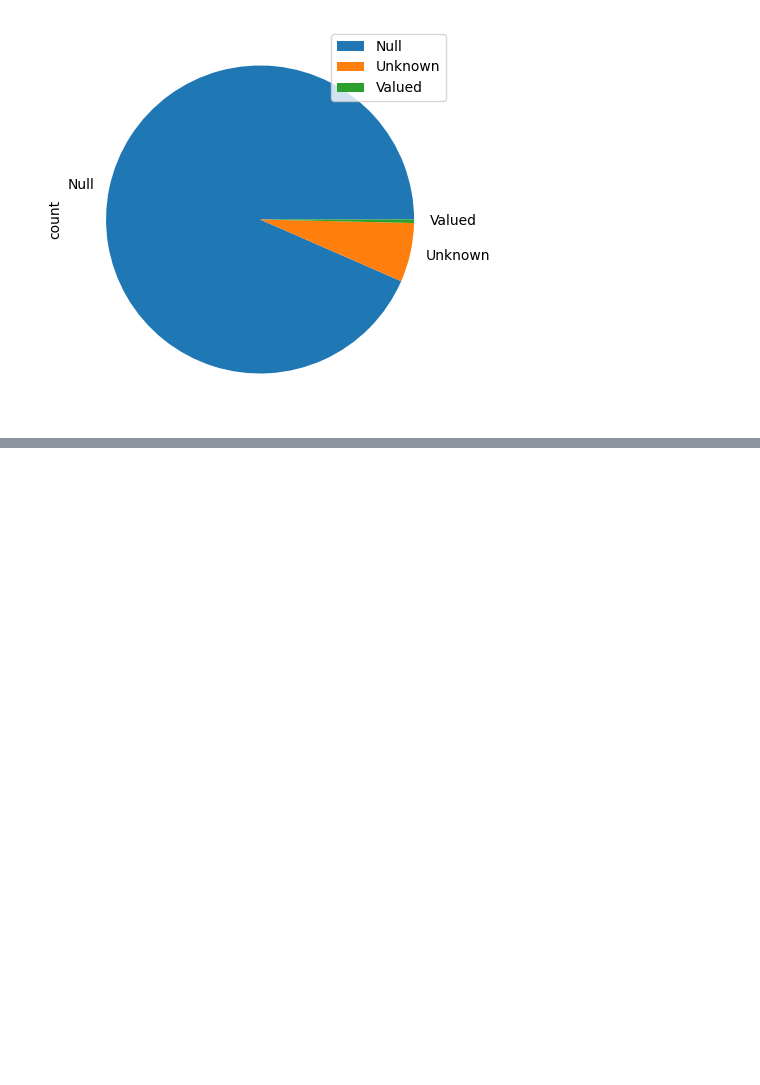
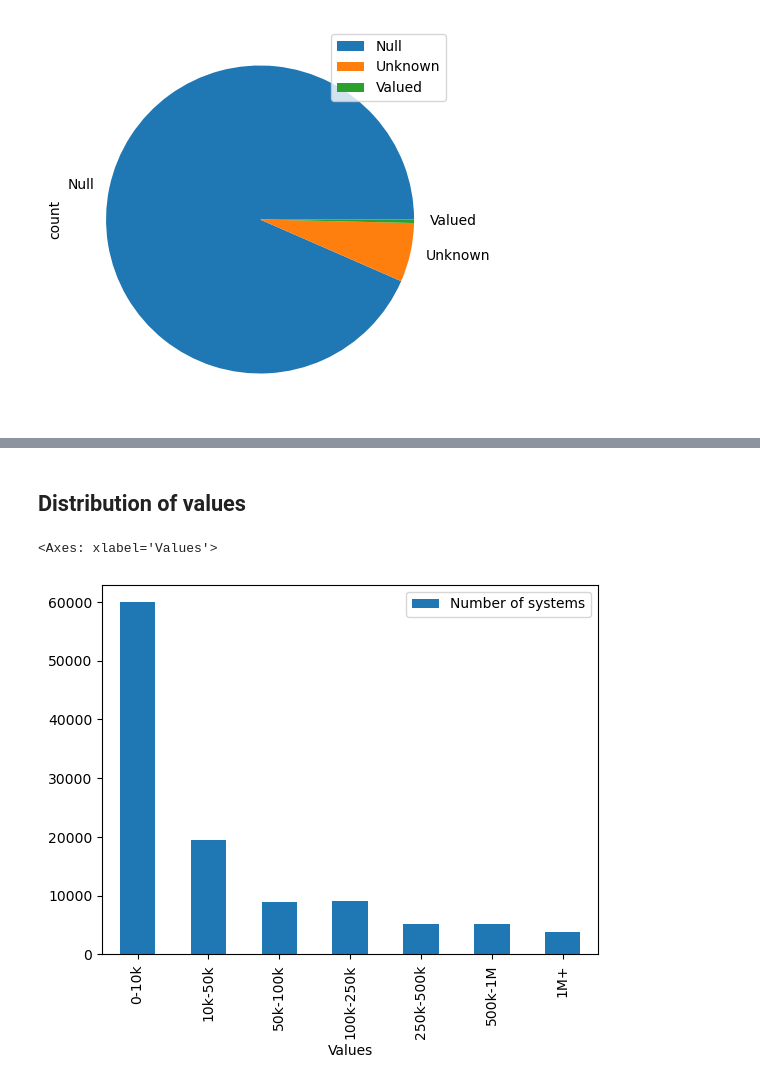
Before and after one commit to jb-lafon/ED-Flask, a Jupyter notebook: jupyter/Systems.ipynb, the cells around one changed output, grey strips where cells are left out. Saved outputs shown, nothing was run; the diff lists cells and outputs as text; code cells hidden in the pictures; blank space fills up the shorter version.

Commit message:
Added Valued Systems Distribution

```diff
--- a/jupyter/Systems.ipynb
+++ b/jupyter/Systems.ipynb
@@ -40,0 +44,4 @@ fig.show()
+# %%
+# Load systems with value
+valued_systems = smt.Systems().by_value(filter=">1")
+valued_systems
@@ -40,0 +95,18 @@ fig.show()
+# %% [markdown]
+## Distribution of values
+# %%
+bins = ['0-10k','10k-50k','50k-100k','100k-250k', '250k-500k', '500k-1M', '1M+']
+caps = [0, 10e+3, 50e+3, 100e+3, 250e+3, 500e+3, 1e+6]
+values = []
+bin1 = valued_systems.loc[valued_systems.value.between(0, 10e+03, inclusive='left'), 'value']
+
+for i in range(len(caps)-1):
+    values.append(valued_systems.loc[valued_systems.value.between(caps[i], caps[i+1], inclusive='left'), 'value'].count())
+values.append(valued_systems.loc[valued_systems.value > max(caps), 'value'].count())
+
+hist = pd.DataFrame({'Values':bins, 'Number of systems':values})
+# %%
+hist.plot.bar(x='Values', y='Number of systems')
+# %% [output]
+<Axes: xlabel='Values'>
+[figure, added]
```
Also changed, not shown: parts of 7 cells of this notebook.
